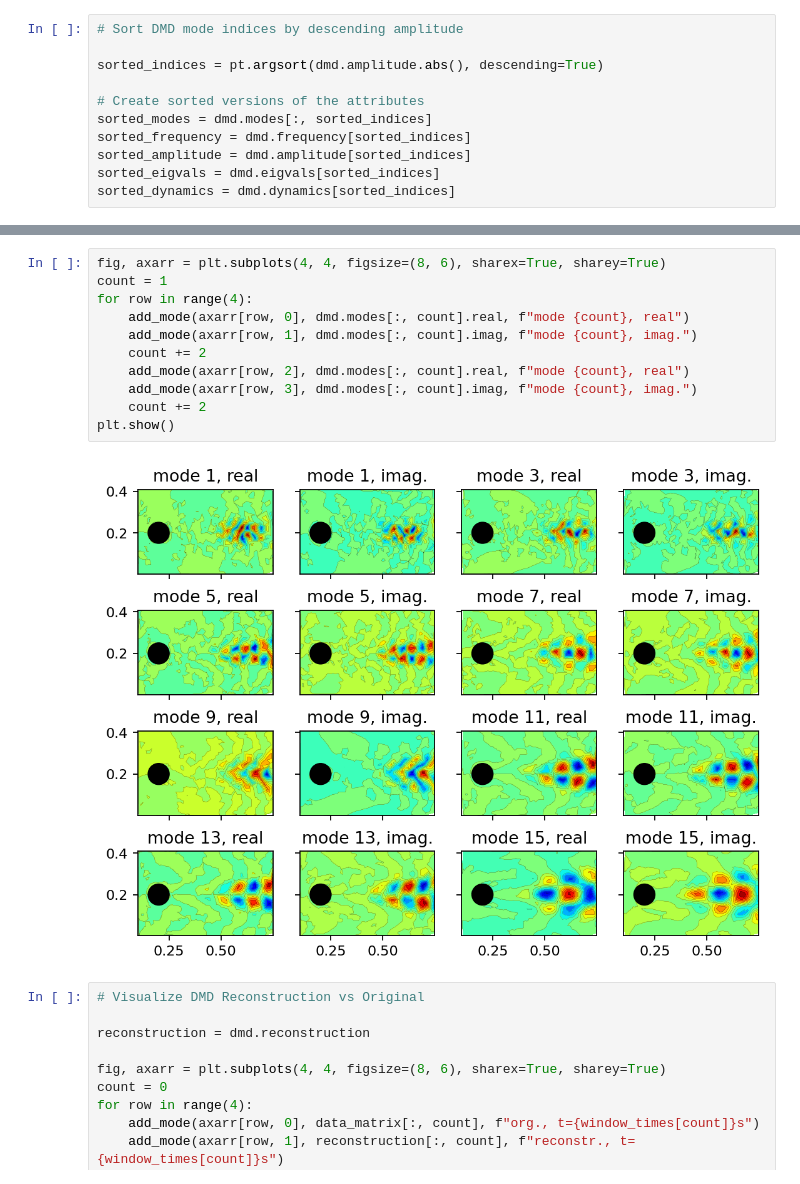
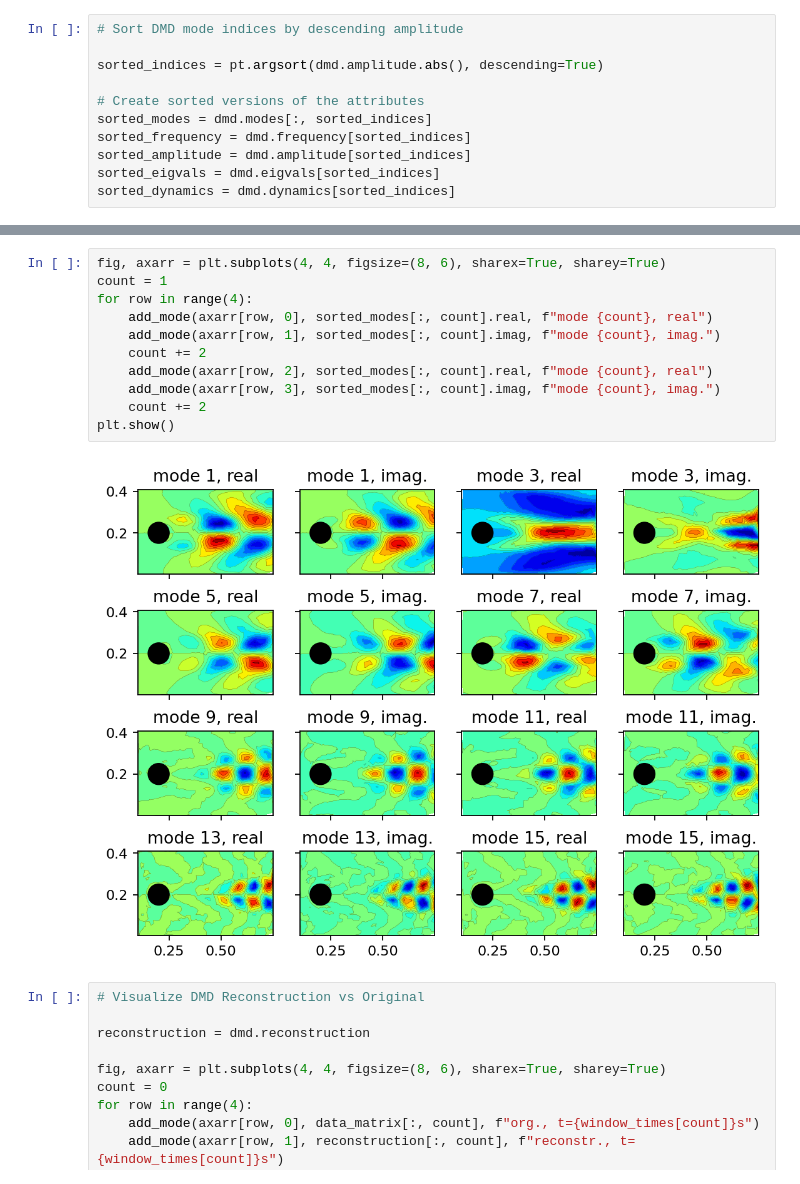
Before and after one commit to Haam333c/modal_decomposition_and_flow_reconstruction_using_parametric_DMD, a Jupyter notebook: notebooks/DMD_cylinder_2D_Re200.ipynb, the cells around one changed output, grey strips where cells are left out. Cells and saved outputs as stored; diff of their text form.

```diff
--- a/notebooks/DMD_cylinder_2D_Re200.ipynb
+++ b/notebooks/DMD_cylinder_2D_Re200.ipynb
@@ -166,16 +162,16 @@ plt.show()
 # %%
 fig, axarr = plt.subplots(4, 4, figsize=(8, 6), sharex=True, sharey=True)
 count = 1
 for row in range(4):
-    add_mode(axarr[row, 0], dmd.modes[:, count].real, f"mode {count}, real")
-    add_mode(axarr[row, 1], dmd.modes[:, count].imag, f"mode {count}, imag.")
+    add_mode(axarr[row, 0], sorted_modes[:, count].real, f"mode {count}, real")
+    add_mode(axarr[row, 1], sorted_modes[:, count].imag, f"mode {count}, imag.")
     count += 2
-    add_mode(axarr[row, 2], dmd.modes[:, count].real, f"mode {count}, real")
-    add_mode(axarr[row, 3], dmd.modes[:, count].imag, f"mode {count}, imag.")
+    add_mode(axarr[row, 2], sorted_modes[:, count].real, f"mode {count}, real")
+    add_mode(axarr[row, 3], sorted_modes[:, count].imag, f"mode {count}, imag.")
     count += 2
 plt.show()
 # %% [output]
-[figure, old version]
+[figure, new version]
 # %%
 # Visualize DMD Reconstruction vs Original
 
```
Also changed, not shown: parts of 2 cells of this notebook.
